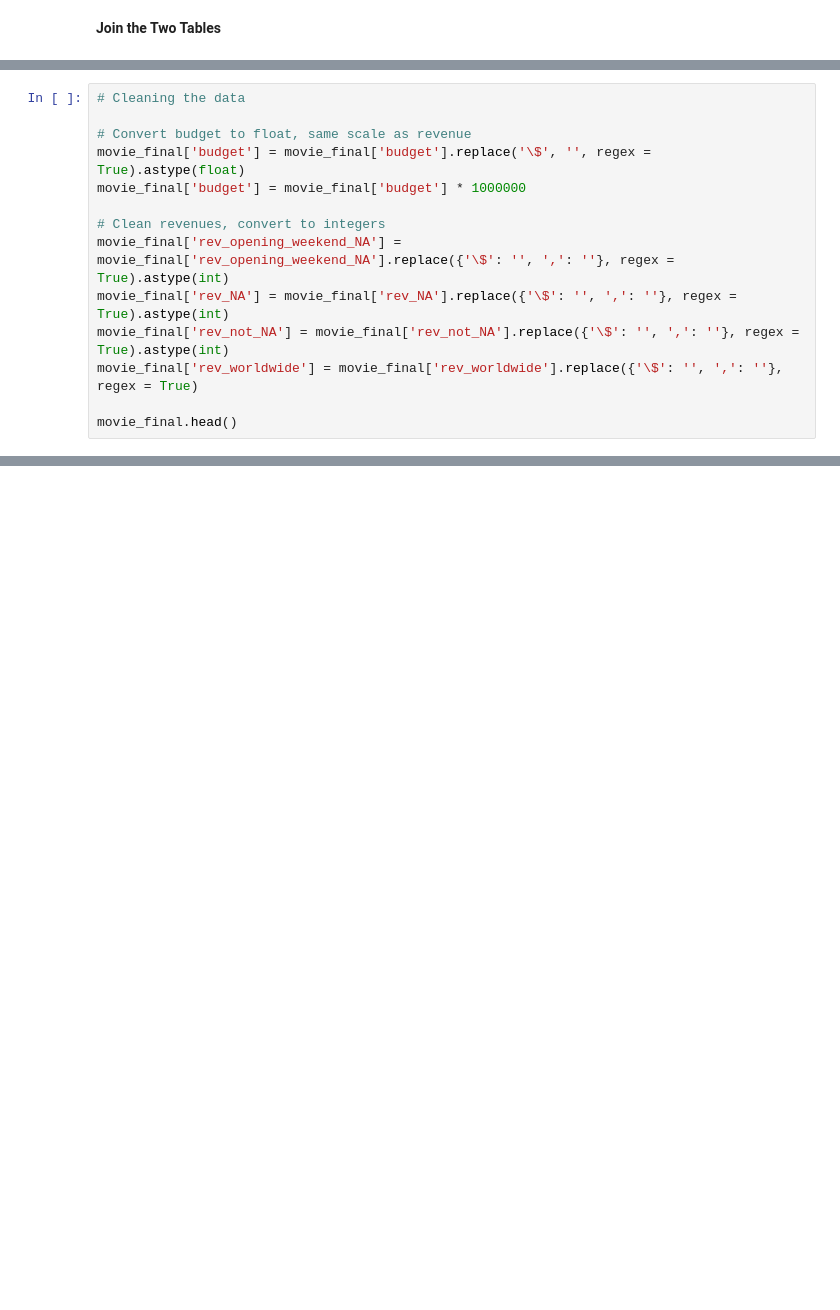
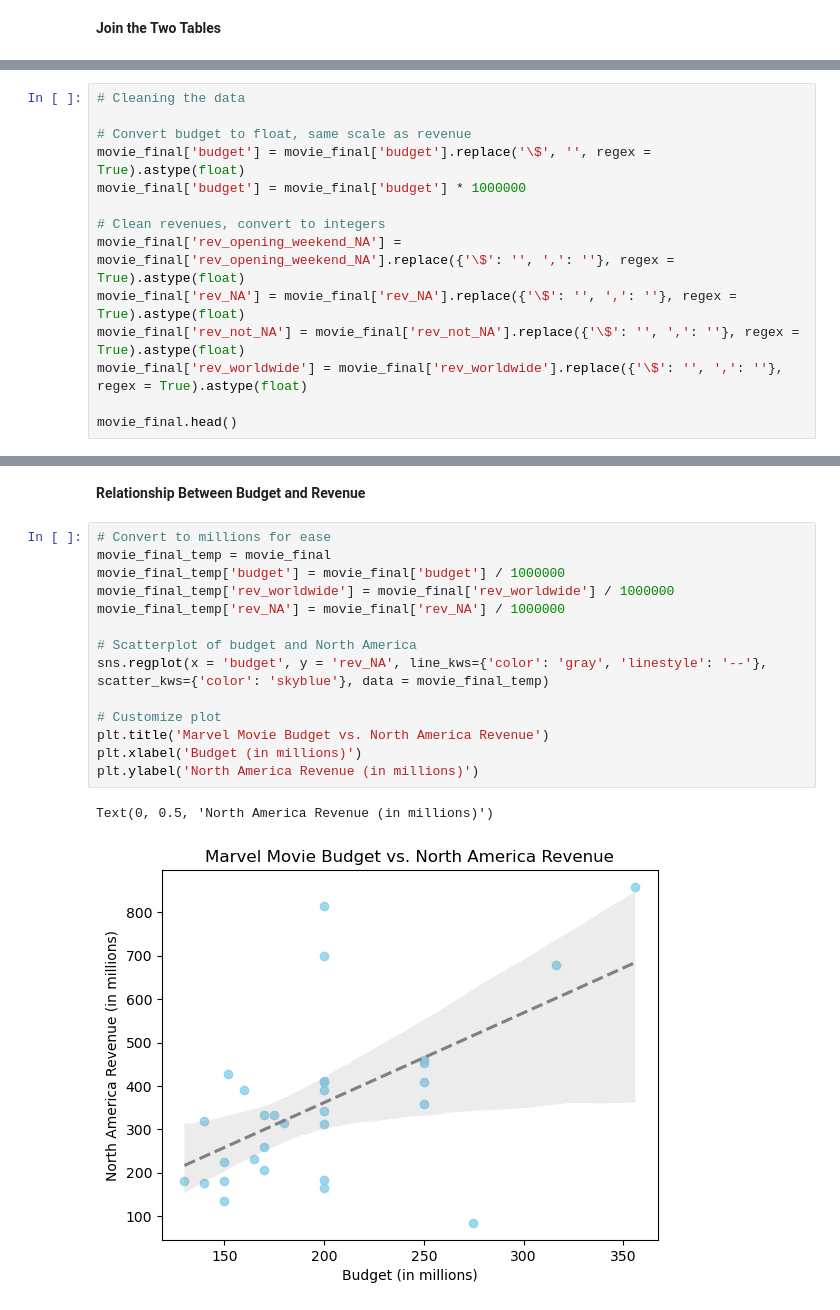
Before and after one commit to zdalley/stat386_movie_project, a Jupyter notebook: movie_analysis.ipynb, the cells around one changed output, grey strips where cells are left out. Drawn from its saved outputs; the diff is of its cells as text; blank space fills up the shorter version.

Commit message:
Added some analysis and lots of visualizations

```diff
--- a/movie_analysis.ipynb
+++ b/movie_analysis.ipynb
@@ -147,10 +151,10 @@ movie_final['budget'] = movie_final['budget'].replace('\$', '', regex = True).as
 movie_final['budget'] = movie_final['budget'] * 1000000
 
 # Clean revenues, convert to integers
-movie_final['rev_opening_weekend_NA'] = movie_final['rev_opening_weekend_NA'].replace({'\$': '', ',': ''}, regex = True).astype(int)
-movie_final['rev_NA'] = movie_final['rev_NA'].replace({'\$': '', ',': ''}, regex = True).astype(int)
-movie_final['rev_not_NA'] = movie_final['rev_not_NA'].replace({'\$': '', ',': ''}, regex = True).astype(int)
-movie_final['rev_worldwide'] = movie_final['rev_worldwide'].replace({'\$': '', ',': ''}, regex = True)
+movie_final['rev_opening_weekend_NA'] = movie_final['rev_opening_weekend_NA'].replace({'\$': '', ',': ''}, regex = True).astype(float)
+movie_final['rev_NA'] = movie_final['rev_NA'].replace({'\$': '', ',': ''}, regex = True).astype(float)
+movie_final['rev_not_NA'] = movie_final['rev_not_NA'].replace({'\$': '', ',': ''}, regex = True).astype(float)
+movie_final['rev_worldwide'] = movie_final['rev_worldwide'].replace({'\$': '', ',': ''}, regex = True).astype(float)
 
 movie_final.head()
 # %% [output]
@@ -162,0 +169,19 @@ movie_final.head()
+# %% [markdown]
+**Relationship Between Budget and Revenue**
+# %%
+# Convert to millions for ease
+movie_final_temp = movie_final
+movie_final_temp['budget'] = movie_final['budget'] / 1000000
+movie_final_temp['rev_worldwide'] = movie_final['rev_worldwide'] / 1000000
+movie_final_temp['rev_NA'] = movie_final['rev_NA'] / 1000000
+
+# Scatterplot of budget and North America
+sns.regplot(x = 'budget', y = 'rev_NA', line_kws={'color': 'gray', 'linestyle': '--'}, scatter_kws={'color': 'skyblue'}, data = movie_final_temp)
+
+# Customize plot
+plt.title('Marvel Movie Budget vs. North America Revenue')
+plt.xlabel('Budget (in millions)')
+plt.ylabel('North America Revenue (in millions)')
+# %% [output]
+Text(0, 0.5, 'North America Revenue (in millions)')
+[figure, added]
```
Also changed, not shown: parts of 21 cells of this notebook.
